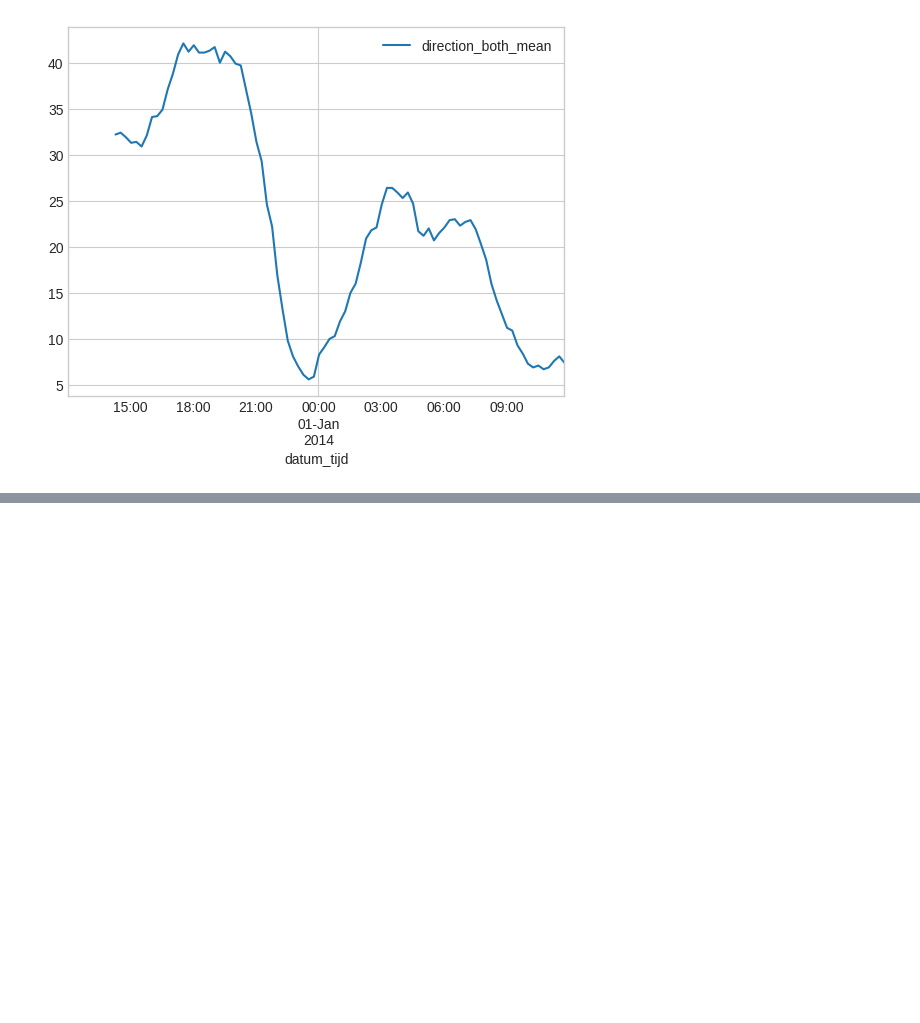
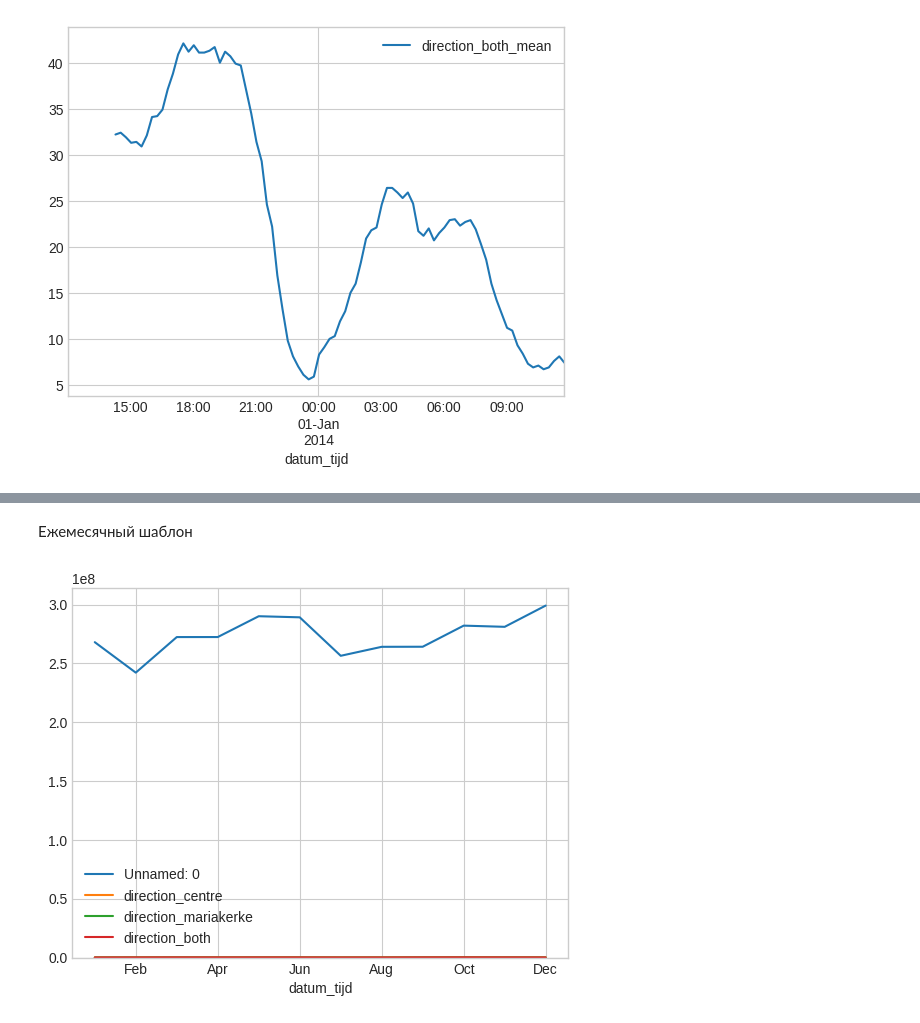
Before and after one commit to kimve1969/mgu_ds_cours, a Jupyter notebook: semestr 2.1/task 2/semestr_2_1_task_2.ipynb, the cells around one changed output, grey strips where cells are left out. Drawn from its saved outputs; the diff is of its cells as text; code cells hidden in the pictures; blank space fills up the shorter version.

```diff
--- a/semestr 2.1/task 2/semestr_2_1_task_2.ipynb
+++ b/semestr 2.1/task 2/semestr_2_1_task_2.ipynb
@@ -347,0 +396,11 @@ df_2013_2014.plot(y='direction_both_mean')
+# %% [markdown]
+Ежемесячный шаблон
+# %%
+df_monthly = df.resample('M').sum()
+from calendar import month_abbr
+
+ax = df_monthly.groupby(df_monthly.index.month).mean().plot()
+ax.set_ylim(0)
+xlabels = ax.set_xticklabels(list(month_abbr)[0::2])
+# %% [output]
+[figure, added]
```
Also changed, not shown: parts of 6 cells of this notebook.
